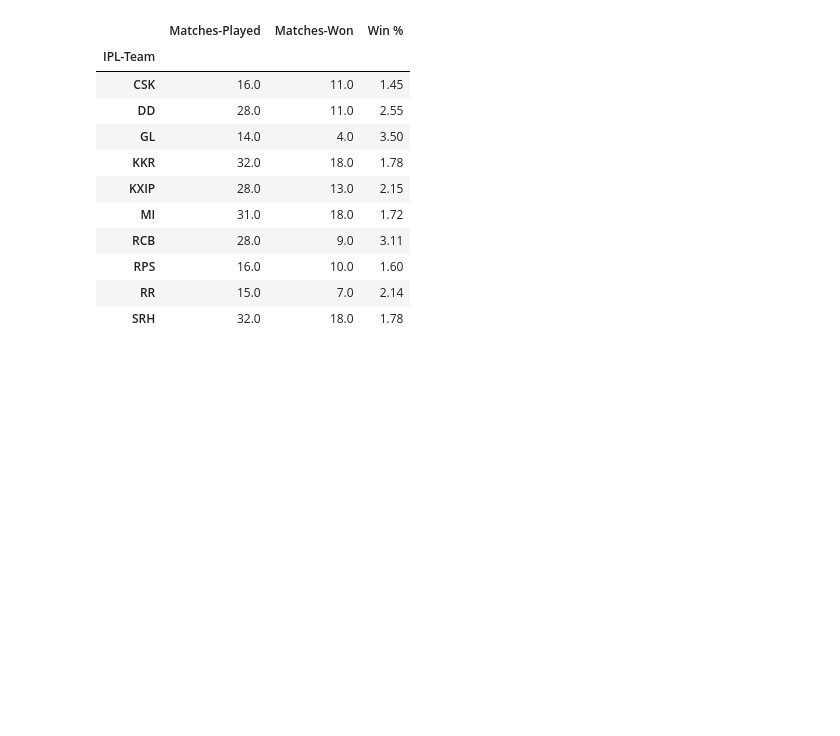
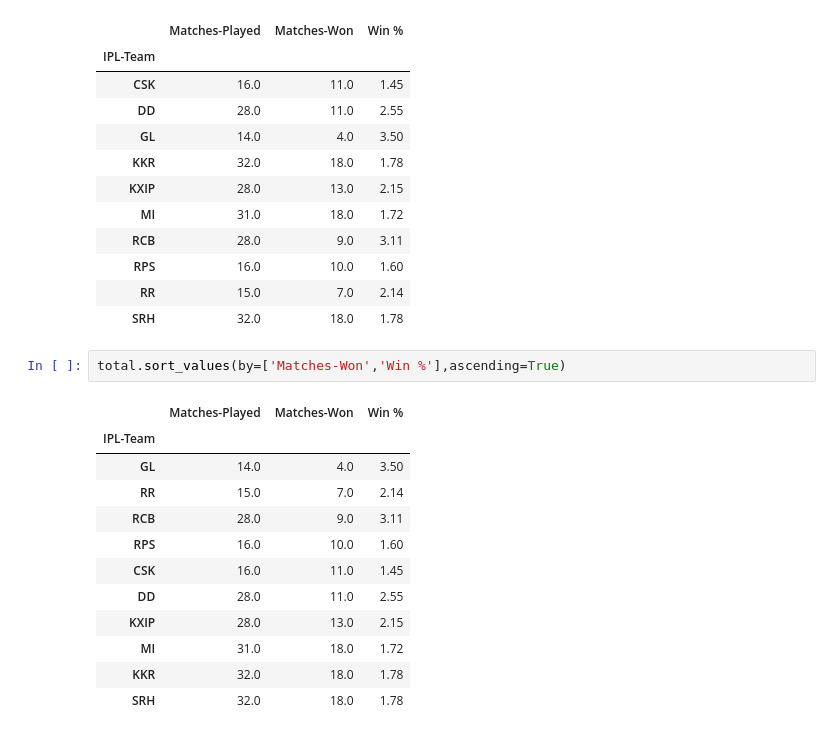
Before and after one commit to SMeghanaa/DATA-SCIENCE, a Jupyter notebook: Assignment11(8_06_2020).ipynb, the cells around one changed output. Saved outputs shown, nothing was run; the diff lists cells and outputs as text; blank space fills up the shorter version.

```diff
--- a/Assignment11(8_06_2020).ipynb
+++ b/Assignment11(8_06_2020).ipynb
@@ -144,3 +144,18 @@ total
 | RPS | 16.0 | 10.0 | 1.60 |
 | RR | 15.0 | 7.0 | 2.14 |
 | SRH | 32.0 | 18.0 | 1.78 |
+# %%
+total.sort_values(by=['Matches-Won','Win %'],ascending=True)
+# %% [output]
+|  | Matches-Played | Matches-Won | Win % |
+| IPL-Team |  |  |  |
+| GL | 14.0 | 4.0 | 3.50 |
+| RR | 15.0 | 7.0 | 2.14 |
+| RCB | 28.0 | 9.0 | 3.11 |
+| RPS | 16.0 | 10.0 | 1.60 |
+| CSK | 16.0 | 11.0 | 1.45 |
+| DD | 28.0 | 11.0 | 2.55 |
+| KXIP | 28.0 | 13.0 | 2.15 |
+| MI | 31.0 | 18.0 | 1.72 |
+| KKR | 32.0 | 18.0 | 1.78 |
+| SRH | 32.0 | 18.0 | 1.78 |
```
